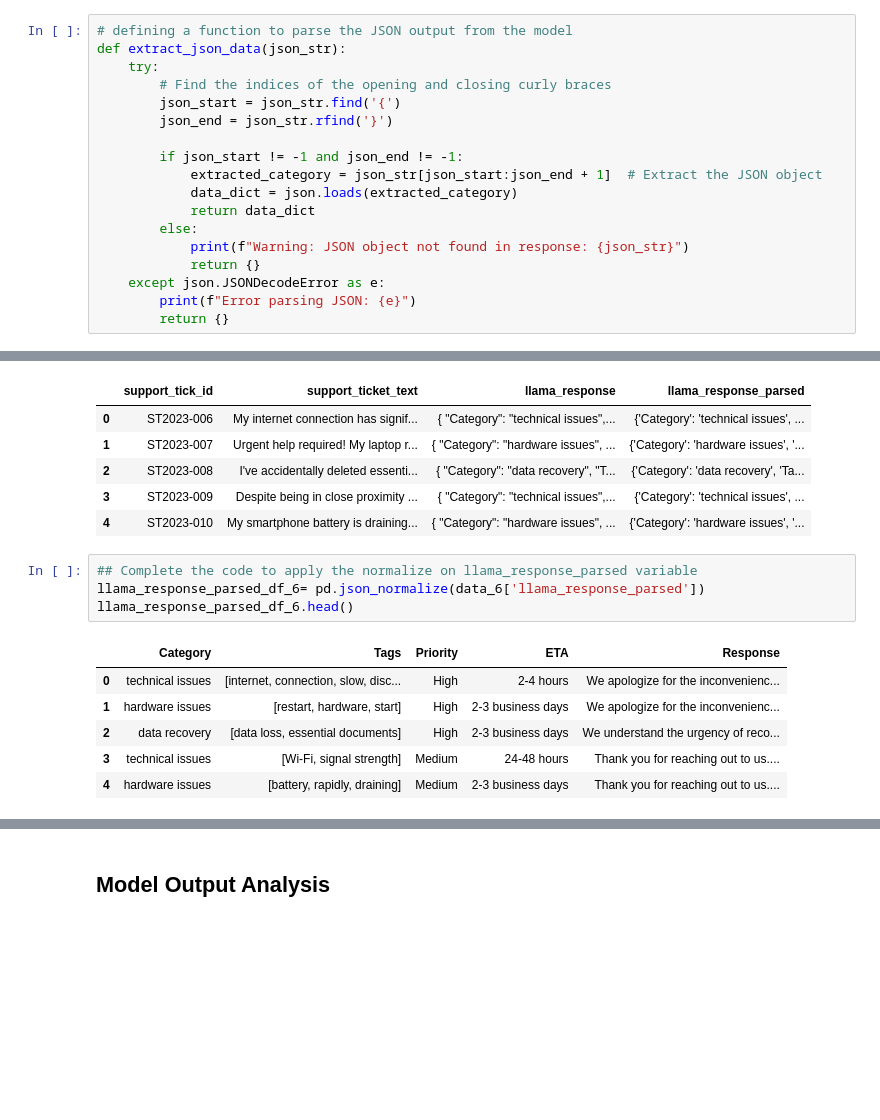
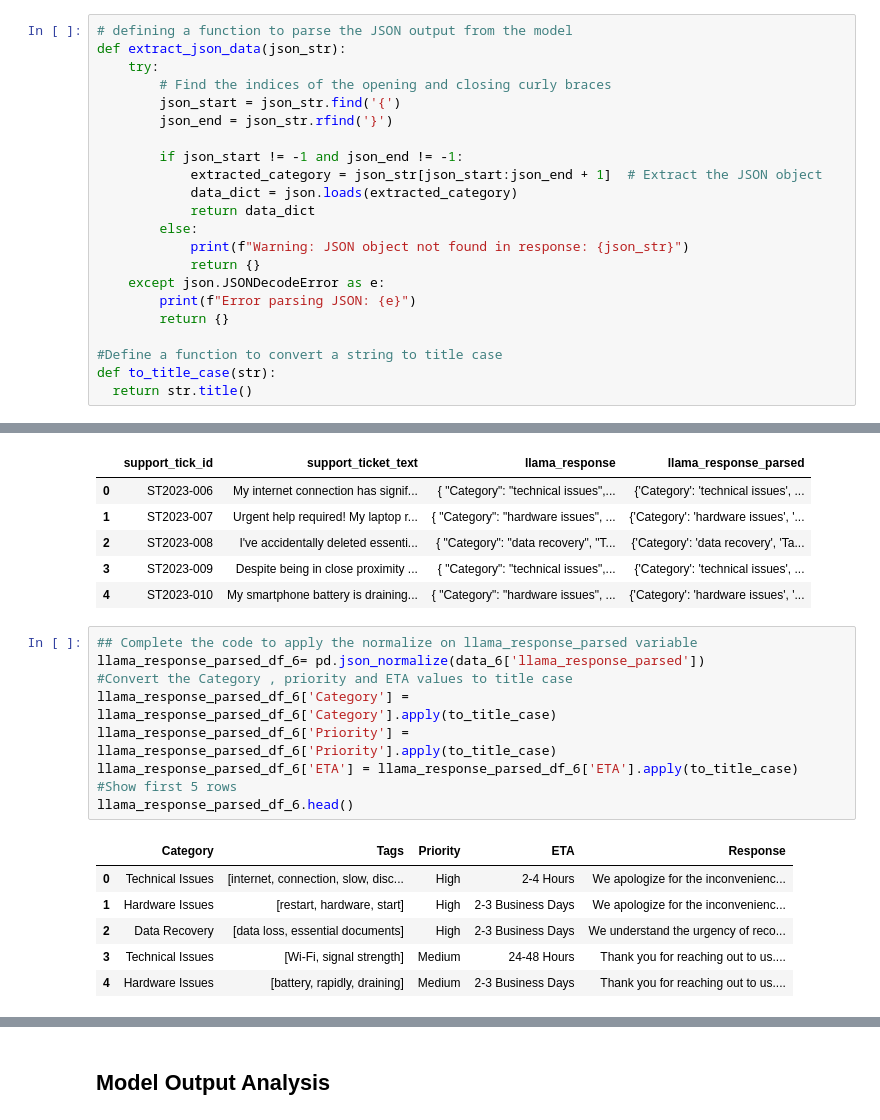
Before and after one commit to tuhin-52321/AIMLProjects, a Jupyter notebook: 9-Natural Language Processing/NLP_Project.ipynb, the cells around one changed output, grey strips where cells are left out. Cells and saved outputs as stored; diff of their text form; blank space fills up the shorter version.

```diff
--- a/9-Natural Language Processing/NLP_Project.ipynb
+++ b/9-Natural Language Processing/NLP_Project.ipynb
@@ -261,4 +377,8 @@ def extract_json_data(json_str):
     except json.JSONDecodeError as e:
         print(f"Error parsing JSON: {e}")
         return {}
+
+#Define a function to convert a string to title case
+def to_title_case(str):
+  return str.title()
 # %%
@@ -483,14 +884,19 @@ data_6.head(5)
 # %%
 ## Complete the code to apply the normalize on llama_response_parsed variable
 llama_response_parsed_df_6= pd.json_normalize(data_6['llama_response_parsed'])
+#Convert the Category , priority and ETA values to title case
+llama_response_parsed_df_6['Category'] = llama_response_parsed_df_6['Category'].apply(to_title_case)
+llama_response_parsed_df_6['Priority'] = llama_response_parsed_df_6['Priority'].apply(to_title_case)
+llama_response_parsed_df_6['ETA'] = llama_response_parsed_df_6['ETA'].apply(to_title_case)
+#Show first 5 rows
 llama_response_parsed_df_6.head()
 # %% [output]
 |  | Category | Tags | Priority | ETA | Response |
-| 0 | technical issues | [internet, connection, slow, disc... | High | 2-4 hours | We apologize for the inconvenienc... |
-| 1 | hardware issues | [restart, hardware, start] | High | 2-3 business days | We apologize for the inconvenienc... |
-| 2 | data recovery | [data loss, essential documents] | High | 2-3 business days | We understand the urgency of reco... |
-| 3 | technical issues | [Wi-Fi, signal strength] | Medium | 24-48 hours | Thank you for reaching out to us.... |
-| 4 | hardware issues | [battery, rapidly, draining] | Medium | 2-3 business days | Thank you for reaching out to us.... |
+| 0 | Technical Issues | [internet, connection, slow, disc... | High | 2-4 Hours | We apologize for the inconvenienc... |
+| 1 | Hardware Issues | [restart, hardware, start] | High | 2-3 Business Days | We apologize for the inconvenienc... |
+| 2 | Data Recovery | [data loss, essential documents] | High | 2-3 Business Days | We understand the urgency of reco... |
+| 3 | Technical Issues | [Wi-Fi, signal strength] | Medium | 24-48 Hours | Thank you for reaching out to us.... |
+| 4 | Hardware Issues | [battery, rapidly, draining] | Medium | 2-3 Business Days | Thank you for reaching out to us.... |
 # %%
 ## Complete the code to concat data_6 and llama_response_parsed_df_6
 data_with_parsed_model_output_6 = pd.concat([data_6, llama_response_parsed_df_6], axis=1)
```
Also changed, not shown: parts of 48 cells of this notebook, 20 other files.
